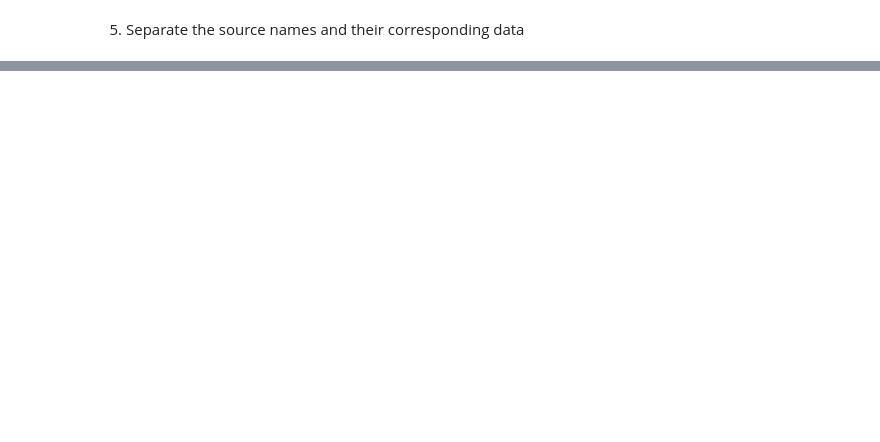
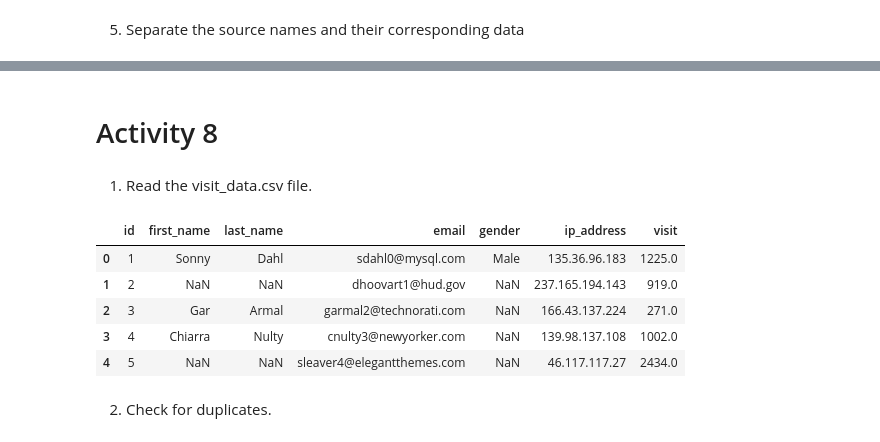
Before and after one commit to Theranmeadows97/dsc540datapreparation, a Jupyter notebook: week5&6/week5&6.ipynb, the cells around one changed output, grey strips where cells are left out. Saved outputs shown, nothing was run; the diff lists cells and outputs as text; code cells hidden in the pictures; blank space fills up the shorter version.

```diff
--- a/week5&6/week5&6.ipynb
+++ b/week5&6/week5&6.ipynb
@@ -37,0 +149,4 @@ AttributeError: 'NoneType' object has no attribute 'tbody'
+# %% [markdown]
+# Activity 8
+# %% [markdown]
+1. Read the visit_data.csv file.
@@ -37,0 +158,12 @@ AttributeError: 'NoneType' object has no attribute 'tbody'
+# %%
+visit_data = pd.read_csv("/Users/theranmeadows/Desktop/dsc540datapreparation/week5&6/visit_data.csv")
+visit_data.head()
+# %% [output]
+|  | id | first_name | last_name | email | gender | ip_address | visit |
+| 0 | 1 | Sonny | Dahl | sdahl0@mysql.com | Male | 135.36.96.183 | 1225.0 |
+| 1 | 2 | NaN | NaN | dhoovart1@hud.gov | NaN | 237.165.194.143 | 919.0 |
+| 2 | 3 | Gar | Armal | garmal2@technorati.com | NaN | 166.43.137.224 | 271.0 |
+| 3 | 4 | Chiarra | Nulty | cnulty3@newyorker.com | NaN | 139.98.137.108 | 1002.0 |
+| 4 | 5 | NaN | NaN | sleaver4@elegantthemes.com | NaN | 46.117.117.27 | 2434.0 |
+# %% [markdown]
+2. Check for duplicates.
```
Also changed, not shown: parts of 55 cells of this notebook, 3 other files.
